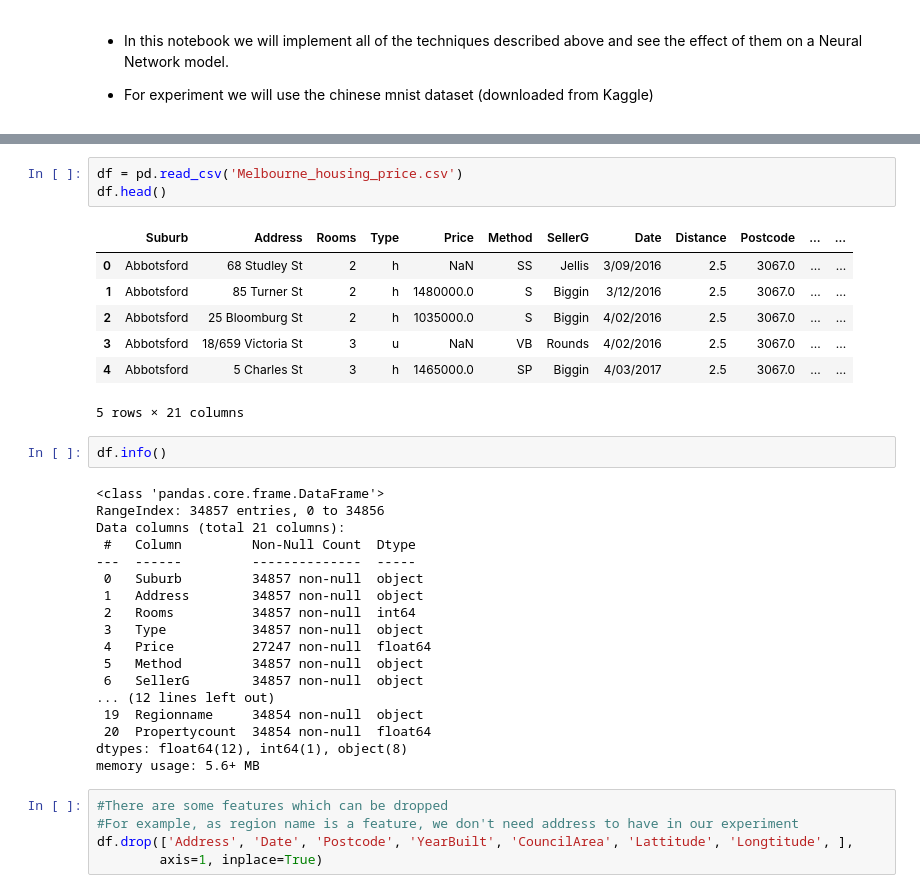
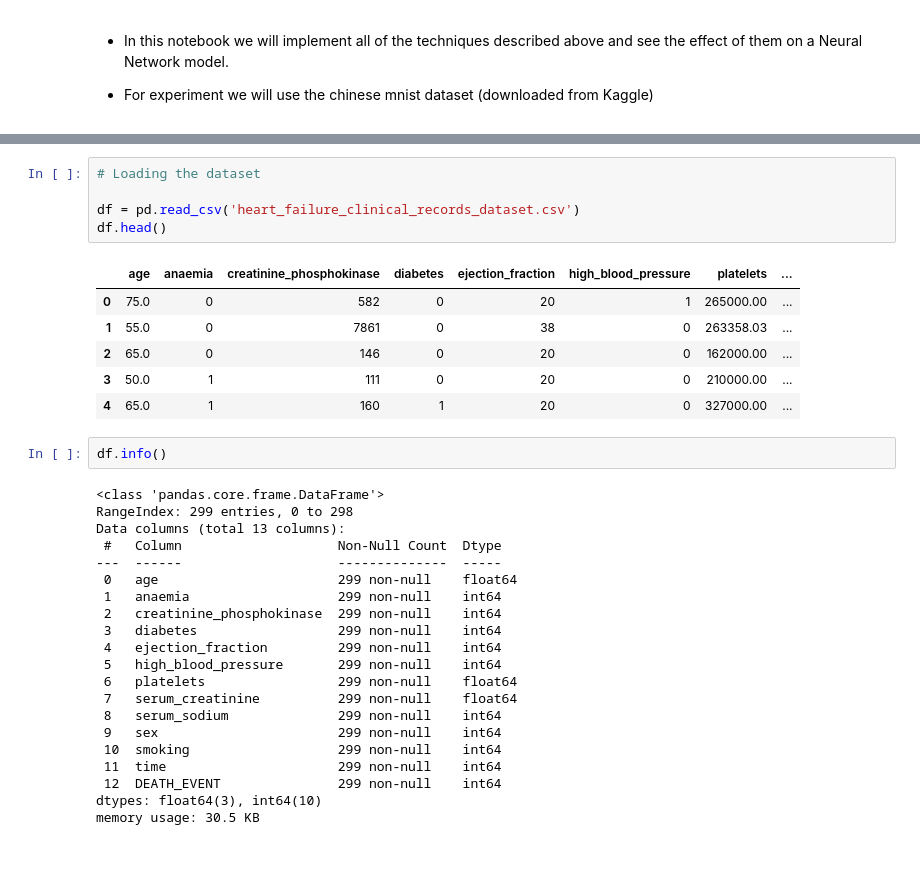
Before and after one commit to emamulmursalin/project_works, a Jupyter notebook: hypermeter_tuning/regularization.ipynb, the cells around one changed output, grey strips where cells are left out. Cells and saved outputs as stored; diff of their text form; blank space fills up the shorter version.

```diff
--- a/hypermeter_tuning/regularization.ipynb
+++ b/hypermeter_tuning/regularization.ipynb
@@ -44,36 +59,35 @@ import pandas as pd
 # %%
-df = pd.read_csv('Melbourne_housing_price.csv')
+# Loading the dataset
+
+df = pd.read_csv('heart_failure_clinical_records_dataset.csv')
 df.head()
 # %% [output]
-|  | Suburb | Address | Rooms | Type | Price | Method | SellerG | Date | Distance | Postcode | ... | ... |
-| 0 | Abbotsford | 68 Studley St | 2 | h | NaN | SS | Jellis | 3/09/2016 | 2.5 | 3067.0 | ... | ... |
-| 1 | Abbotsford | 85 Turner St | 2 | h | 1480000.0 | S | Biggin | 3/12/2016 | 2.5 | 3067.0 | ... | ... |
-| 2 | Abbotsford | 25 Bloomburg St | 2 | h | 1035000.0 | S | Biggin | 4/02/2016 | 2.5 | 3067.0 | ... | ... |
-| 3 | Abbotsford | 18/659 Victoria St | 3 | u | NaN | VB | Rounds | 4/02/2016 | 2.5 | 3067.0 | ... | ... |
-| 4 | Abbotsford | 5 Charles St | 3 | h | 1465000.0 | SP | Biggin | 4/03/2017 | 2.5 | 3067.0 | ... | ... |
+|  | age | anaemia | creatinine_phosphokinase | diabetes | ejection_fraction | high_blood_pressure | platelets | ... |
+| 0 | 75.0 | 0 | 582 | 0 | 20 | 1 | 265000.00 | ... |
+| 1 | 55.0 | 0 | 7861 | 0 | 38 | 0 | 263358.03 | ... |
+| 2 | 65.0 | 0 | 146 | 0 | 20 | 0 | 162000.00 | ... |
+| 3 | 50.0 | 1 | 111 | 0 | 20 | 0 | 210000.00 | ... |
+| 4 | 65.0 | 1 | 160 | 1 | 20 | 0 | 327000.00 | ... |
-5 rows × 21 columns
 # %%
 df.info()
 # %% [output]
 <class 'pandas.core.frame.DataFrame'>
-RangeIndex: 34857 entries, 0 to 34856
-Data columns (total 21 columns):
- #   Column         Non-Null Count  Dtype
----  ------         --------------  -----
- 0   Suburb         34857 non-null  object
- 1   Address        34857 non-null  object
- 2   Rooms          34857 non-null  int64
- 3   Type           34857 non-null  object
- 4   Price          27247 non-null  float64
- 5   Method         34857 non-null  object
- 6   SellerG        34857 non-null  object
-... (12 lines left out)
- 19  Regionname     34854 non-null  object
- 20  Propertycount  34854 non-null  float64
-dtypes: float64(12), int64(1), object(8)
-memory usage: 5.6+ MB
+RangeIndex: 299 entries, 0 to 298
+Data columns (total 13 columns):
+ #   Column                    Non-Null Count  Dtype
+---  ------                    --------------  -----
+ 0   age                       299 non-null    float64
+ 1   anaemia                   299 non-null    int64
+ 2   creatinine_phosphokinase  299 non-null    int64
+ 3   diabetes                  299 non-null    int64
+ 4   ejection_fraction         299 non-null    int64
+ 5   high_blood_pressure       299 non-null    int64
+ 6   platelets                 299 non-null    float64
+ 7   serum_creatinine          299 non-null    float64
+ 8   serum_sodium              299 non-null    int64
+ 9   sex                       299 non-null    int64
+ 10  smoking                   299 non-null    int64
+ 11  time                      299 non-null    int64
+ 12  DEATH_EVENT               299 non-null    int64
+dtypes: float64(3), int64(10)
+memory usage: 30.5 KB
-# %%
-#There are some features which can be dropped
-#For example, as region name is a feature, we don't need address to have in our experiment
-df.drop(['Address', 'Date', 'Postcode', 'YearBuilt', 'CouncilArea', 'Lattitude', 'Longtitude', ],
-        axis=1, inplace=True)
```
Also changed, not shown: parts of 58 cells of this notebook, 2 other files.
